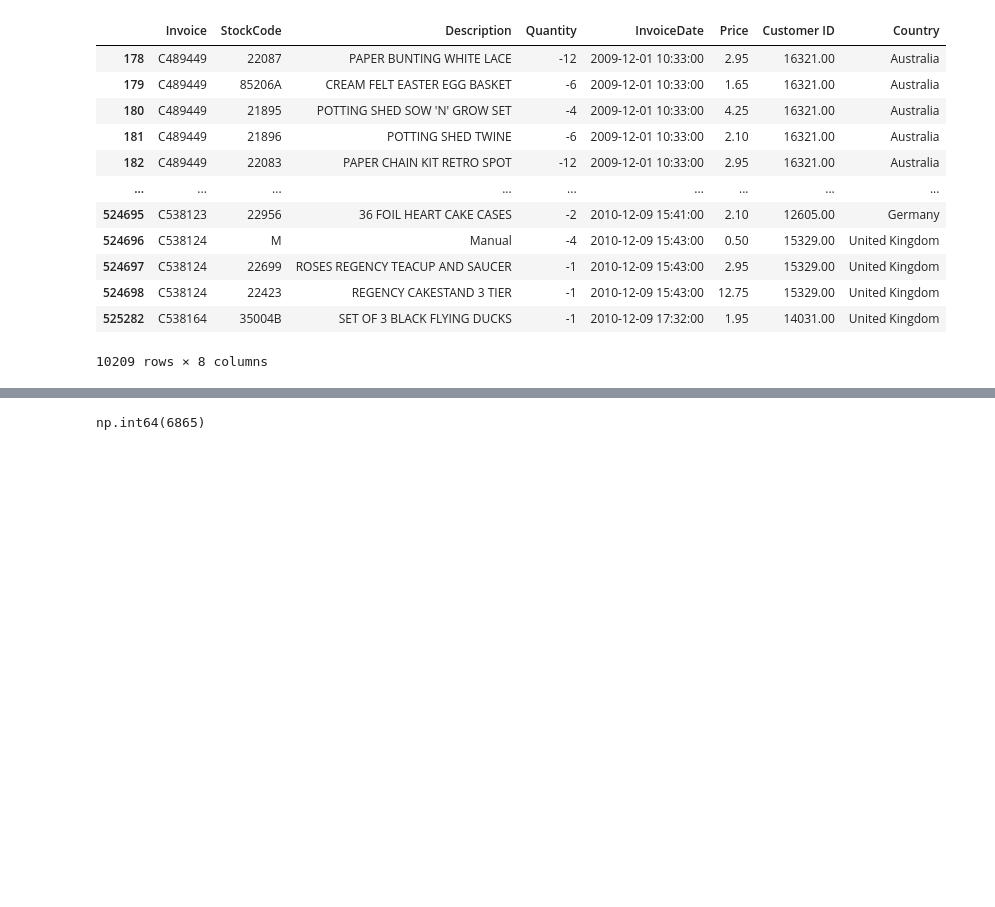
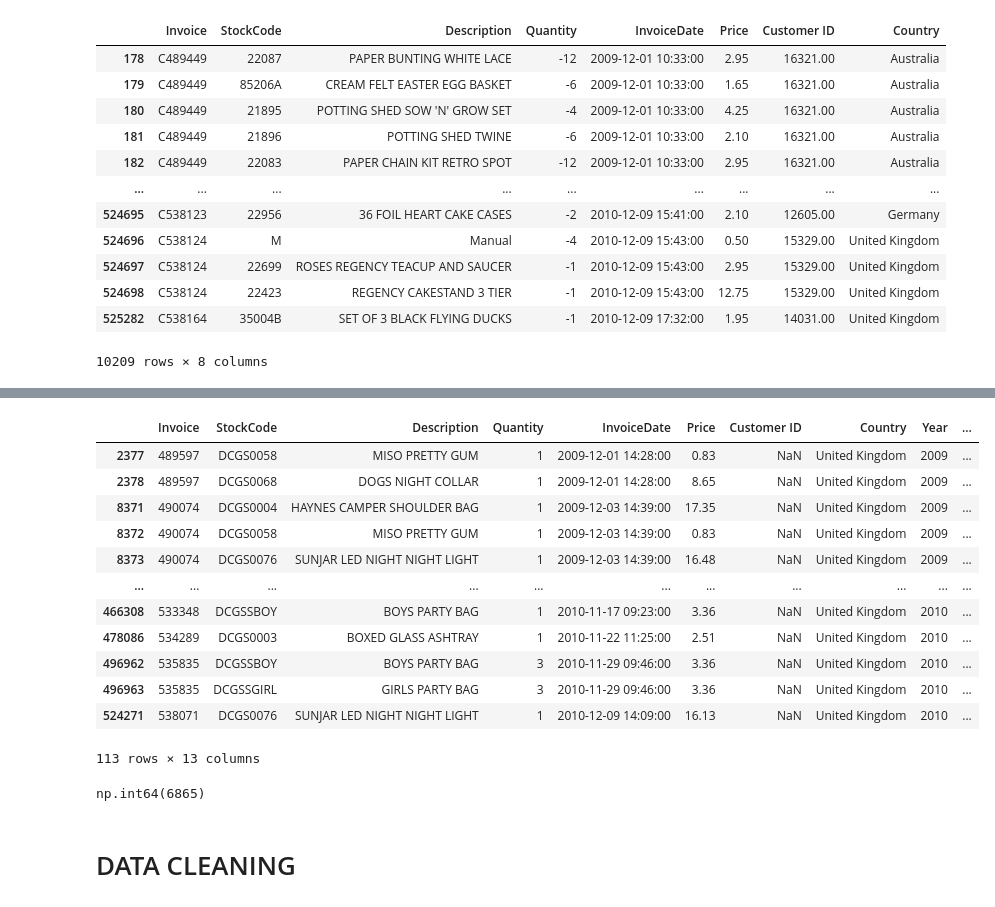
Before and after one commit to jcampuzano1111/K-Means-Online-Retailes, a Jupyter notebook: K_Means_cluster_online_retail.ipynb, the cells around one changed output, grey strips where cells are left out. Drawn from its saved outputs; the diff is of its cells as text; code cells hidden in the pictures; blank space fills up the shorter version.

```diff
--- a/K_Means_cluster_online_retail.ipynb
+++ b/K_Means_cluster_online_retail.ipynb
@@ -191,3 +206,19 @@ df[(df["StockCode"].str.match("^\\d{5}$") == False) & (df["StockCode"].str.match
+# %%
+df[df["StockCode"].str.contains("^DCG")]
+# %% [output]
+|  | Invoice | StockCode | Description | Quantity | InvoiceDate | Price | Customer ID | Country | Year | ... |
+| 2377 | 489597 | DCGS0058 | MISO PRETTY GUM | 1 | 2009-12-01 14:28:00 | 0.83 | NaN | United Kingdom | 2009 | ... |
+| 2378 | 489597 | DCGS0068 | DOGS NIGHT COLLAR | 1 | 2009-12-01 14:28:00 | 8.65 | NaN | United Kingdom | 2009 | ... |
+| 8371 | 490074 | DCGS0004 | HAYNES CAMPER SHOULDER BAG | 1 | 2009-12-03 14:39:00 | 17.35 | NaN | United Kingdom | 2009 | ... |
+| 8372 | 490074 | DCGS0058 | MISO PRETTY GUM | 1 | 2009-12-03 14:39:00 | 0.83 | NaN | United Kingdom | 2009 | ... |
+| 8373 | 490074 | DCGS0076 | SUNJAR LED NIGHT NIGHT LIGHT | 1 | 2009-12-03 14:39:00 | 16.48 | NaN | United Kingdom | 2009 | ... |
+| ... | ... | ... | ... | ... | ... | ... | ... | ... | ... | ... |
+| 466308 | 533348 | DCGSSBOY | BOYS PARTY BAG | 1 | 2010-11-17 09:23:00 | 3.36 | NaN | United Kingdom | 2010 | ... |
+| 478086 | 534289 | DCGS0003 | BOXED GLASS ASHTRAY | 1 | 2010-11-22 11:25:00 | 2.51 | NaN | United Kingdom | 2010 | ... |
+| 496962 | 535835 | DCGSSBOY | BOYS PARTY BAG | 3 | 2010-11-29 09:46:00 | 3.36 | NaN | United Kingdom | 2010 | ... |
+| 496963 | 535835 | DCGSSGIRL | GIRLS PARTY BAG | 3 | 2010-11-29 09:46:00 | 3.36 | NaN | United Kingdom | 2010 | ... |
+| 524271 | 538071 | DCGS0076 | SUNJAR LED NIGHT NIGHT LIGHT | 1 | 2010-12-09 14:09:00 | 16.13 | NaN | United Kingdom | 2010 | ... |
+113 rows × 13 columns
 # %%
 df.duplicated().sum()
 # %% [output]
@@ -198,3 +229,5 @@ df["Month"] = df["InvoiceDate"].dt.month
 df["Month_Name"] = df["InvoiceDate"].dt.month_name()
 df["Day"] = df["InvoiceDate"].dt.day
 df["Weekday"] = df["InvoiceDate"].dt.day_name()
+# %% [markdown]
+# DATA CLEANING
```
Also changed, not shown: parts of 12 cells of this notebook.
